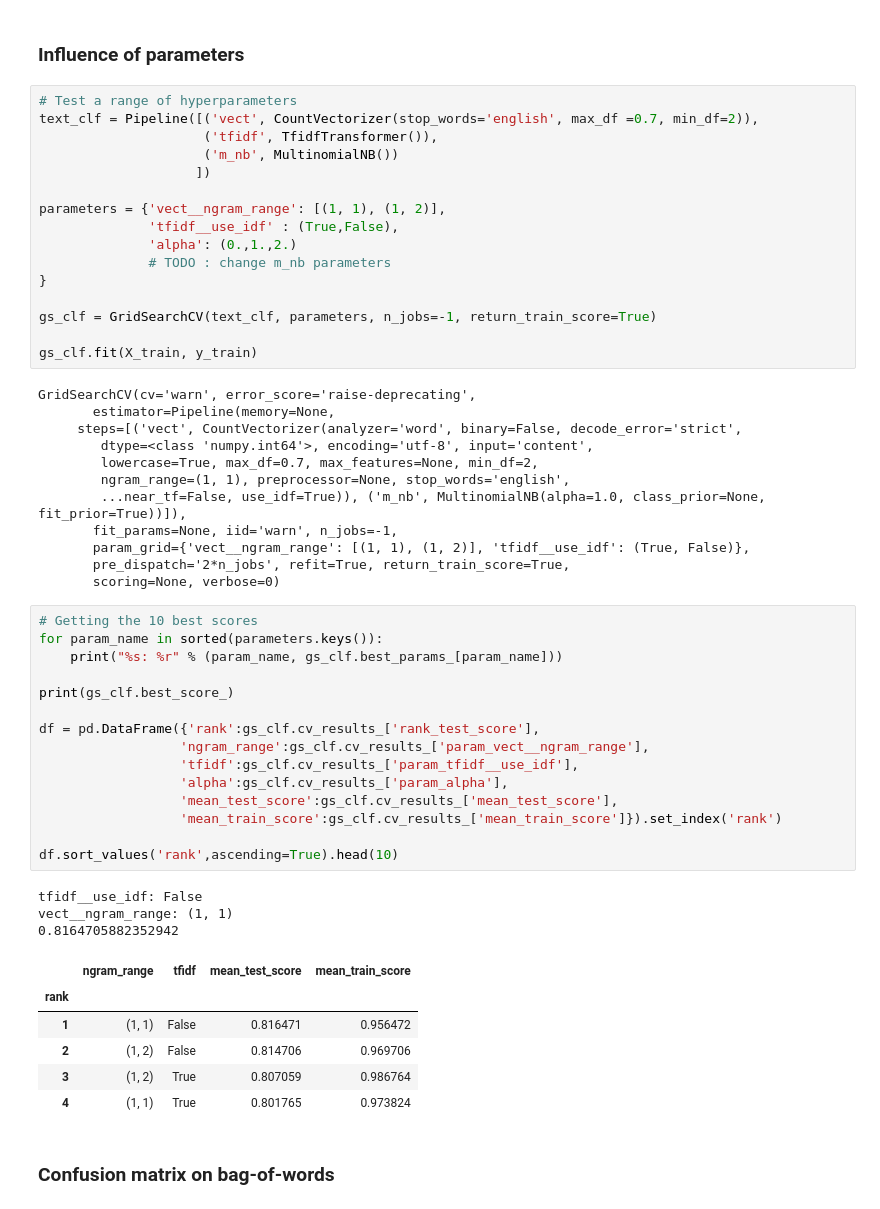
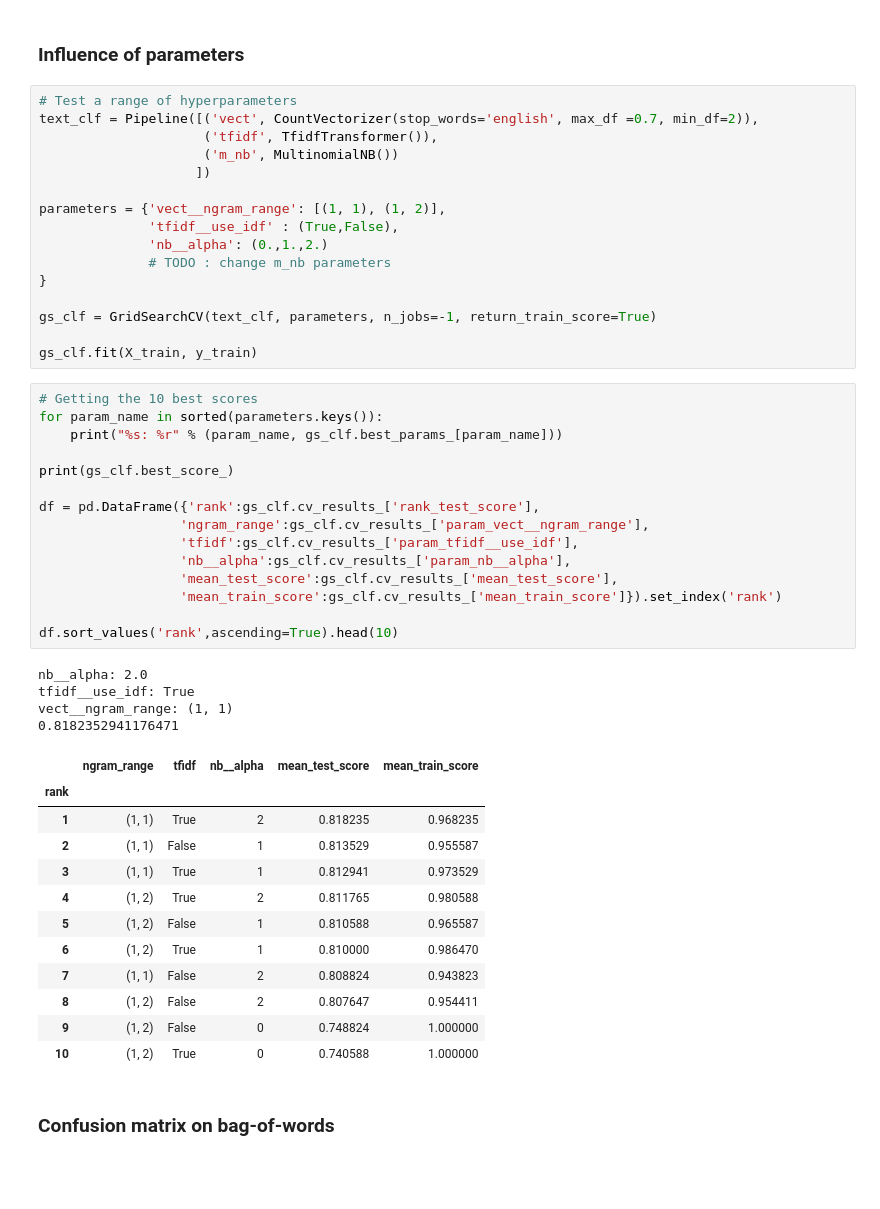
Before and after one commit to GregoirePacreau/SMLProj, a Jupyter notebook: WIP.ipynb, the cells around one changed output. Cells and saved outputs as stored; diff of their text form; blank space fills up the shorter version.

```diff
--- a/WIP.ipynb
+++ b/WIP.ipynb
@@ -177,50 +188,45 @@ text_clf = Pipeline([('vect', CountVectorizer(stop_words='english', max_df =0.7,
 
 parameters = {'vect__ngram_range': [(1, 1), (1, 2)],
               'tfidf__use_idf' : (True,False),
-              'alpha': (0.,1.,2.)
+              'nb__alpha': (0.,1.,2.)
               # TODO : change m_nb parameters
 }
 
 gs_clf = GridSearchCV(text_clf, parameters, n_jobs=-1, return_train_score=True)
 
 gs_clf.fit(X_train, y_train)
-# %% [output]
-GridSearchCV(cv='warn', error_score='raise-deprecating',
-       estimator=Pipeline(memory=None,
-     steps=[('vect', CountVectorizer(analyzer='word', binary=False, decode_error='strict',
-        dtype=<class 'numpy.int64'>, encoding='utf-8', input='content',
-        lowercase=True, max_df=0.7, max_features=None, min_df=2,
-        ngram_range=(1, 1), preprocessor=None, stop_words='english',
-        ...near_tf=False, use_idf=True)), ('m_nb', MultinomialNB(alpha=1.0, class_prior=None, fit_prior=True))]),
-       fit_params=None, iid='warn', n_jobs=-1,
-       param_grid={'vect__ngram_range': [(1, 1), (1, 2)], 'tfidf__use_idf': (True, False)},
-       pre_dispatch='2*n_jobs', refit=True, return_train_score=True,
-       scoring=None, verbose=0)
 # %%
 # Getting the 10 best scores
 for param_name in sorted(parameters.keys()):
     print("%s: %r" % (param_name, gs_clf.best_params_[param_name]))
 
 print(gs_clf.best_score_)
 
 df = pd.DataFrame({'rank':gs_clf.cv_results_['rank_test_score'],
                   'ngram_range':gs_clf.cv_results_['param_vect__ngram_range'],
                   'tfidf':gs_clf.cv_results_['param_tfidf__use_idf'],
-                  'alpha':gs_clf.cv_results_['param_alpha'],
+                  'nb__alpha':gs_clf.cv_results_['param_nb__alpha'],
                   'mean_test_score':gs_clf.cv_results_['mean_test_score'],
                   'mean_train_score':gs_clf.cv_results_['mean_train_score']}).set_index('rank')
 
 df.sort_values('rank',ascending=True).head(10)
 # %% [output]
-tfidf__use_idf: False
+nb__alpha: 2.0
+tfidf__use_idf: True
 vect__ngram_range: (1, 1)
-0.8164705882352942
+0.8182352941176471
-|  | ngram_range | tfidf | mean_test_score | mean_train_score |
-| rank |  |  |  |  |
-| 1 | (1, 1) | False | 0.816471 | 0.956472 |
-| 2 | (1, 2) | False | 0.814706 | 0.969706 |
-| 3 | (1, 2) | True | 0.807059 | 0.986764 |
-| 4 | (1, 1) | True | 0.801765 | 0.973824 |
+|  | ngram_range | tfidf | nb__alpha | mean_test_score | mean_train_score |
+| rank |  |  |  |  |  |
+| 1 | (1, 1) | True | 2 | 0.818235 | 0.968235 |
+| 2 | (1, 1) | False | 1 | 0.813529 | 0.955587 |
+| 3 | (1, 1) | True | 1 | 0.812941 | 0.973529 |
+| 4 | (1, 2) | True | 2 | 0.811765 | 0.980588 |
+| 5 | (1, 2) | False | 1 | 0.810588 | 0.965587 |
+| 6 | (1, 2) | True | 1 | 0.810000 | 0.986470 |
+| 7 | (1, 1) | False | 2 | 0.808824 | 0.943823 |
+| 8 | (1, 2) | False | 2 | 0.807647 | 0.954411 |
+| 9 | (1, 2) | False | 0 | 0.748824 | 1.000000 |
+| 10 | (1, 2) | True | 0 | 0.740588 | 1.000000 |
 # %% [markdown]
 ### Confusion matrix on bag-of-words
 # %%
```
Also changed, not shown: parts of 1 cell of this notebook.
